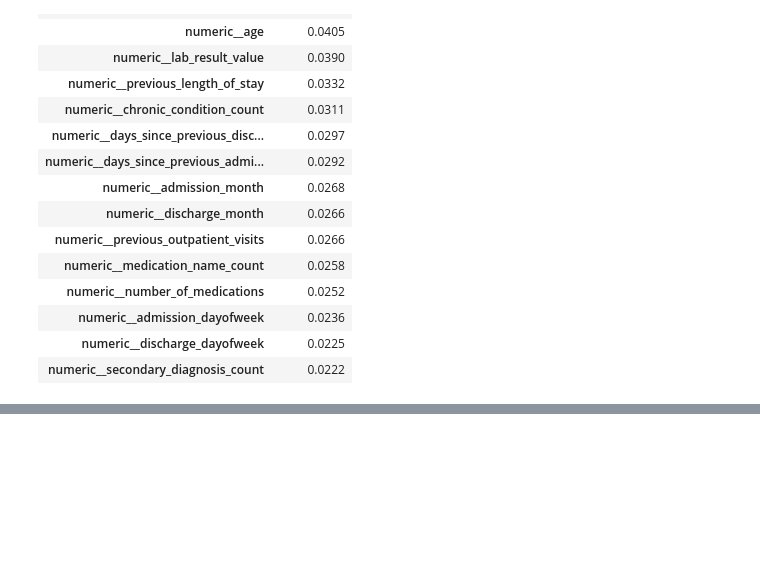
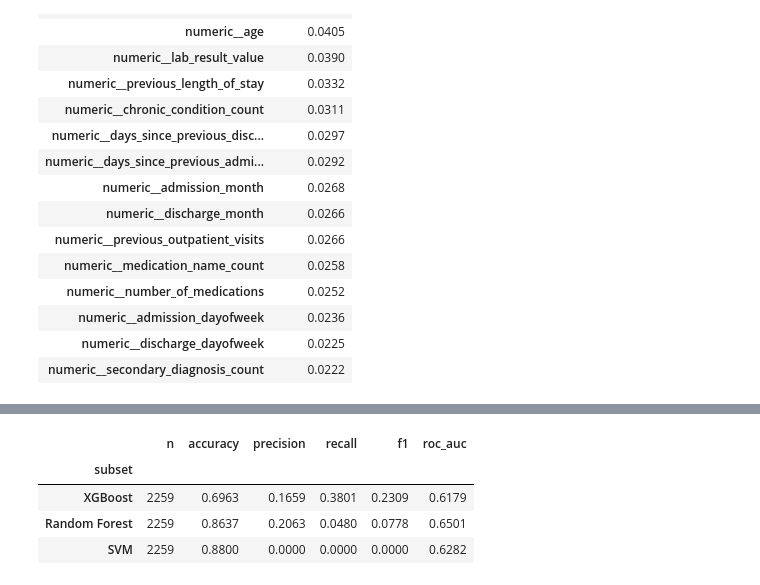
Before and after one commit to Monica-Sithole/StadioCare-Readmission-Prediction, a Jupyter notebook: src/SS3_PartB.ipynb, the cells around one changed output, grey strips where cells are left out. Saved outputs shown, nothing was run; the diff lists cells and outputs as text; code cells hidden in the pictures; blank space fills up the shorter version.

Commit message:
Model Comparison

```diff
--- a/src/SS3_PartB.ipynb
+++ b/src/SS3_PartB.ipynb
@@ -544,0 +650,36 @@ except Exception as exc:
+# %%
+
+models = {
+    "Random Forest": model,
+    "SVM": svm_model,
+    "XGBoost": xgb_model
+}
+
+validation_results = []
+
+for name, fitted_model in models.items():
+    probabilities = fitted_model.predict_proba(X_val_model)[:, 1]
+    predictions = (probabilities >= 0.50).astype(int)
+
+    result = metric_summary(
+        y_val,
+        predictions,
+        probabilities,
+        name
+    )
+
+    validation_results.append(result)
+
+validation_comparison = (
+    pd.DataFrame(validation_results)
+    .set_index("subset")
+    .sort_values("f1", ascending=False)
+)
+
+display(validation_comparison.round(4))
+# %% [output]
+|  | n | accuracy | precision | recall | f1 | roc_auc |
+| subset |  |  |  |  |  |  |
+| XGBoost | 2259 | 0.6963 | 0.1659 | 0.3801 | 0.2309 | 0.6179 |
+| Random Forest | 2259 | 0.8637 | 0.2063 | 0.0480 | 0.0778 | 0.6501 |
+| SVM | 2259 | 0.8800 | 0.0000 | 0.0000 | 0.0000 | 0.6282 |
```
Also changed, not shown: parts of 5 cells of this notebook.
